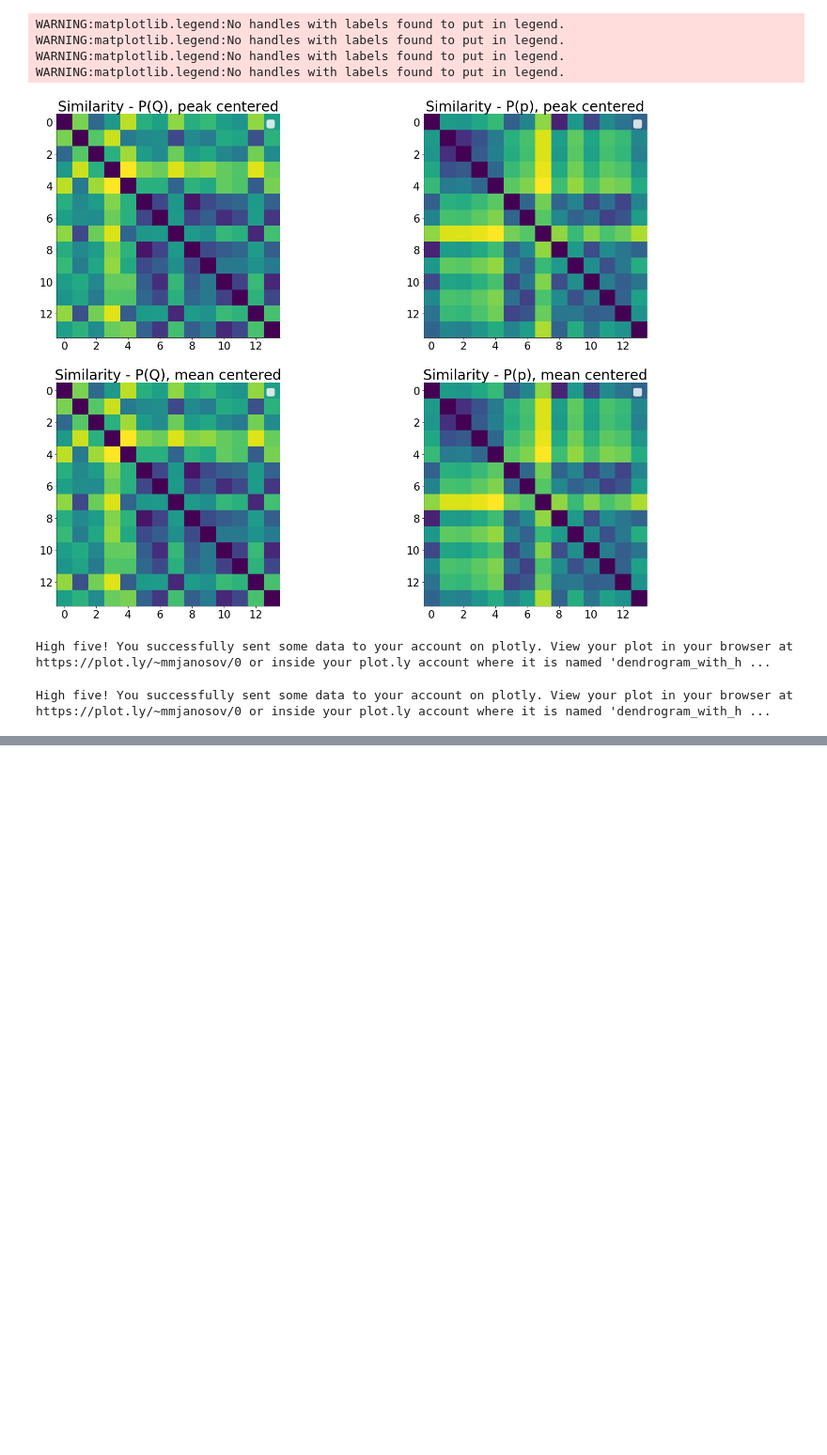
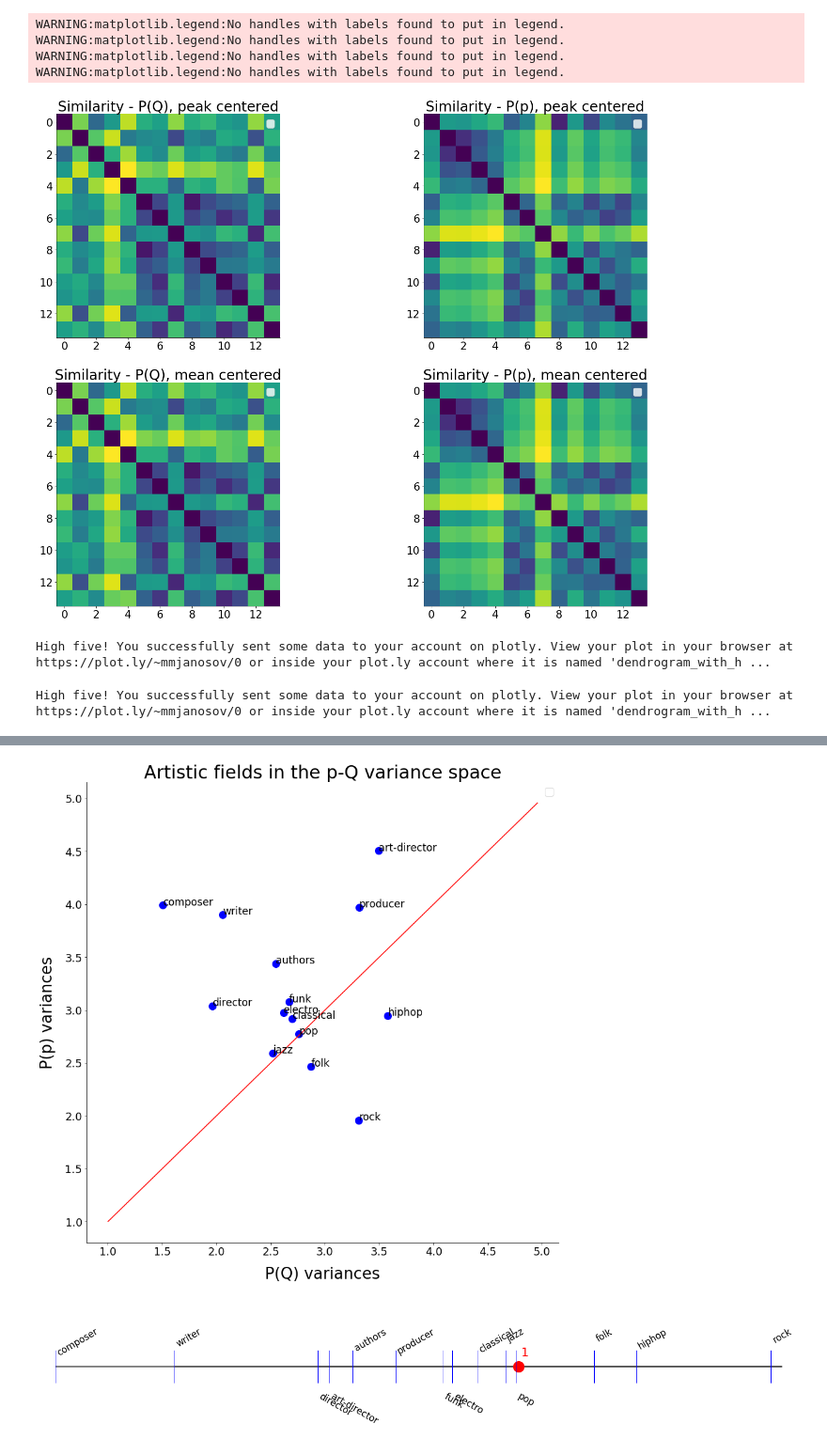
Before and after one commit to milanjanosov/success_engine, a Jupyter notebook: PaperFigures/5_pQ_distributions.ipynb, the cells around one changed output, grey strips where cells are left out. Shown at 94% size. Drawn from its saved outputs; the diff is of its cells as text; code cells hidden in the pictures; blank space fills up the shorter version.

```diff
--- a/PaperFigures/5_pQ_distributions.ipynb
+++ b/PaperFigures/5_pQ_distributions.ipynb
@@ -109,0 +129,78 @@ High five! You successfully sent some data to your account on plotly. View your
+# %%
+labelQ, DQ, meanQ, varianceQ, skewnessQ, kurtosityQ = zip(*[[ff for ff in line.strip().split('\t') ] for line in open('ResultData/5_pQ_fit/STAT_log_Q.dat') if 'label' not in line])
+labelp, Dp, meanp, variancep, skewnessp, kurtosityp = zip(*[[ff for ff in line.strip().split('\t') ] for line in open('ResultData/5_pQ_fit/STAT_log_p.dat') if 'label' not in line])
+
+Qvars = {}
+pvars = {}
+
+for index, label in enumerate(labelQ):
+    Qvars[label] = float(varianceQ[index])
+
+for index, label in enumerate(labelp):
+    pvars[label] = float(variancep[index])
+
+
+
+''' varQ - varp plot '''
+
+ff, ax = plt.subplots(1, 1, figsize=(14, 14))
+ax.plot(Qvars.values(), pvars.values(), 'bo', markersize = 12)
+ax.set_xlabel('P(Q) variances', fontsize = 26)
+ax.set_ylabel('P(p) variances', fontsize = 26)
+ax.plot([1, 1.1*max(Qvars.values() + pvars.values())], [1, 1.1*max(Qvars.values() + pvars.values())], color = 'r')
+
+for label in labelQ:
+    ax.annotate(label, (Qvars[label], pvars[label]), fontsize = 17)
+
+ax.set_title('Artistic fields in the p-Q variance space', fontsize = 30)
+align_ax(ax, 18)
+plt.savefig('5_pQvar_plane.png')
+
+''' distance from the 50:50 case on the varQ var p plane '''
+
+distances = [(Qvars[label] - pvars[label]) / math.sqrt(2) for label in labelQ]
+for label in labelQ:
+    print label, '\t', (Qvars[label] - pvars[label]) / math.sqrt(2) ,'\t', pvars[label] / (pvars[label] + Qvars[label])
+    #print Qvars[label] * pvars[label]
+
+
+
+ff, ax = plt.subplots(1, 1, figsize=(24, 4))
+for index, dist in enumerate(distances):
+    ax.hlines(1,1,dist)
+
+
+ax.hlines(1,1,max(distances))
+
+ax.set_xlim(min(distances),1.05*max(distances))
+ax.annotate('1', (0.01, 1.01), fontsize = 22, color = 'r')
+
+#ax.set_ylim(0.5,1.5)
+
+ax.plot([0],[1],'o',ms = 20, color = 'red')
+
+y = np.ones(np.shape(distances))
+ax.plot(distances,y,'|',ms = 60, color = 'blue')
+
+
+ax.axis('off')
+for i, txt in enumerate(labelQ[0::3]):
+    ax.annotate(txt, (distances[labelQ.index(txt)], 0.97), fontsize = 17,rotation=-30)
+
+for i, txt in enumerate(labelQ[1::3]):
+    ax.annotate(txt, (distances[labelQ.index(txt)], 1.03), fontsize = 17,rotation=30)
+
+for i, txt in enumerate(labelQ[2::3]):
+    ax.annotate(txt, (distances[labelQ.index(txt)], 1.03), fontsize = 17,rotation=30)
+
+
+plt.savefig('5_luck_skill_variances.png')
+
+'''  fraction of luck - varp/(varp+varQ)  '''
+
+
+
+
+
+plt.show()
+# %% [output]
@@ -109,0 +222,2 @@ High five! You successfully sent some data to your account on plotly. View your
+[figure, added]
+[figure, added]
```
Also changed, not shown: parts of 5 cells of this notebook, 5 other files.
